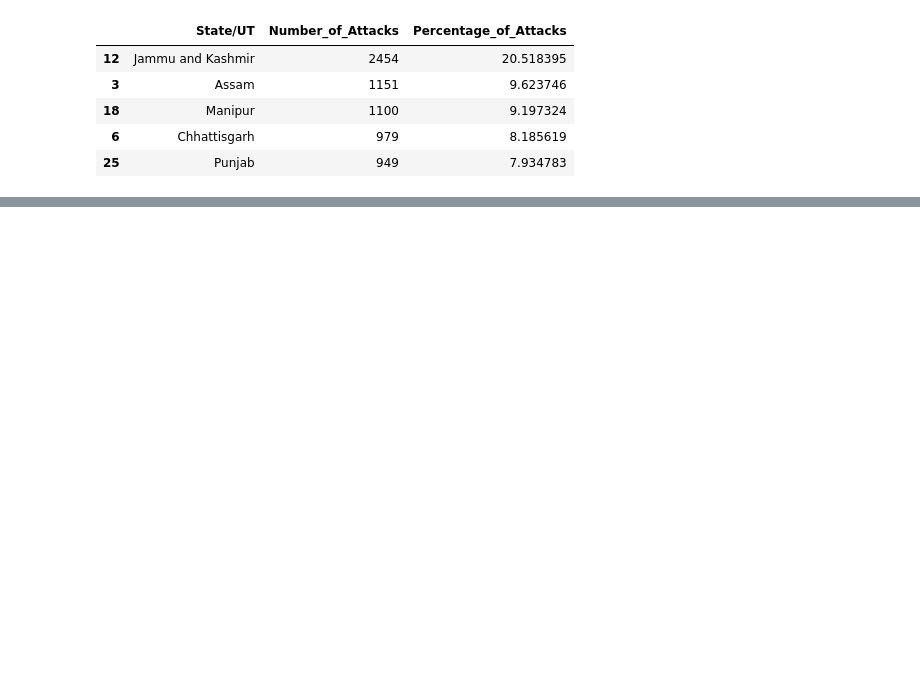
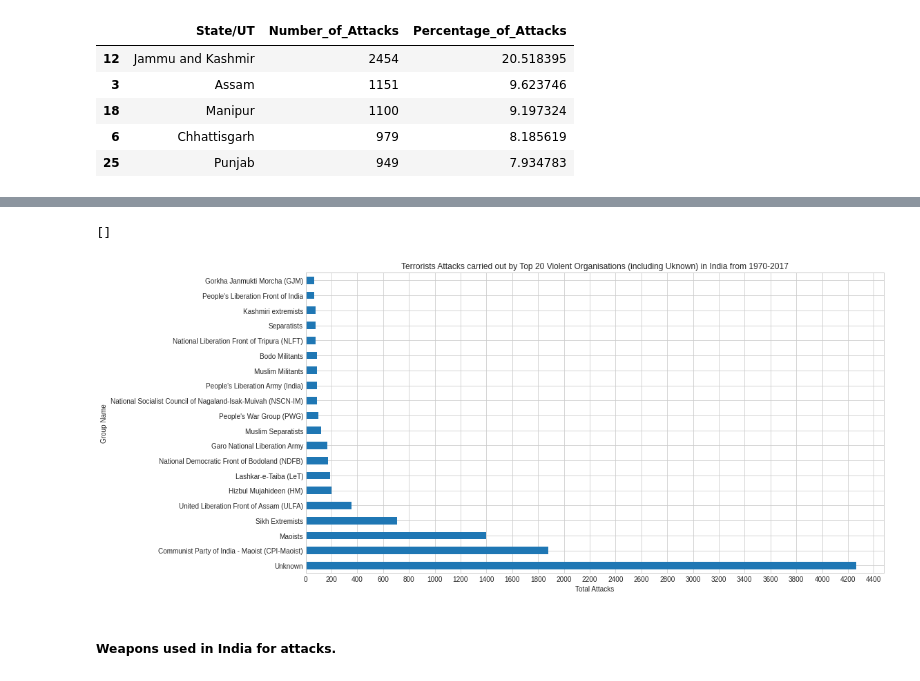
Before and after one commit to chvikas/global-terrorism-analysis, a Jupyter notebook: Global_Terrorism_Analysis_Capstone_Project.ipynb, the cells around one changed output, grey strips where cells are left out. Drawn from its saved outputs; the diff is of its cells as text; code cells hidden in the pictures; blank space fills up the shorter version.

```diff
--- a/Global_Terrorism_Analysis_Capstone_Project.ipynb
+++ b/Global_Terrorism_Analysis_Capstone_Project.ipynb
@@ -1397,0 +1497,4 @@ list(pak_df['State'].unique())
+# %%
+# Number of violent organisations in India
+ind_orgs = ind_df['Group_Name'].value_counts()
+print(f"There are atleast {len(ind_orgs)} organization in India that are adhere to violence.")
@@ -1397,0 +1503,4 @@ list(pak_df['State'].unique())
+# %%
+#Top 20 violent organisations (including uknown) in India
+ind_org_top20 = ind_orgs[0:20]
+ind_org_top20
@@ -1397,0 +1525,14 @@ list(pak_df['State'].unique())
+# %%
+# Plotting a horizontal Bar Grap to show the number of attacks by top 20 violent organisations in India
+plt.figure(figsize=(15,8))
+plt.title("Terrorists Attacks carried out by Top 20 Violent Organisations (including Uknown) in India from 1970-2017")
+plt.ylabel('Group Name')
+plt.xlabel('Total Attacks')
+plt.xticks(np.arange(0,5000,200))
+ind_org_top20.plot(kind='barh')
+plt.plot()
+# %% [output]
+[]
+[figure, added]
+# %% [markdown]
+##### Weapons used in India for attacks.
```
Also changed, not shown: parts of 77 cells of this notebook.
